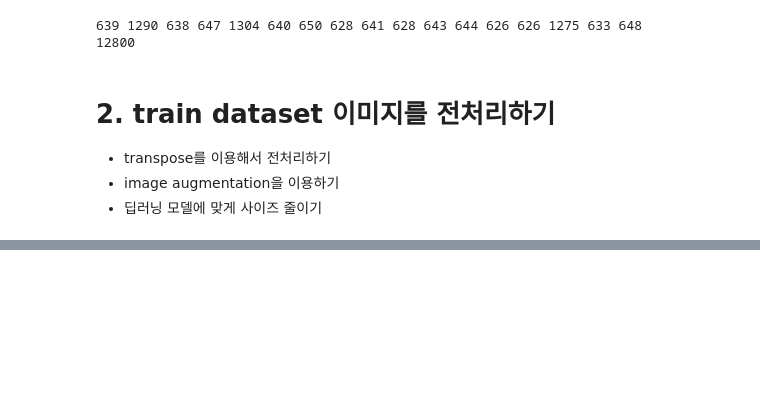
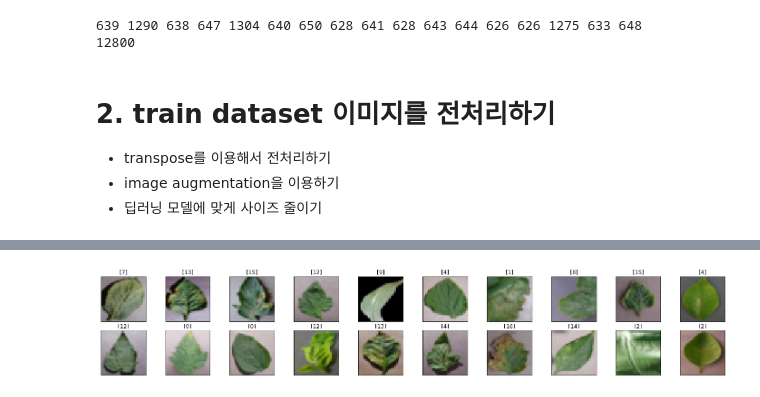
Before and after one commit to bbeomgeun/DeepLearning, a Jupyter notebook: assignment5_disease Classification.ipynb, the cells around one changed output, grey strips where cells are left out. Saved outputs shown, nothing was run; the diff lists cells and outputs as text; code cells hidden in the pictures; blank space fills up the shorter version.

```diff
--- a/assignment5_disease Classification.ipynb
+++ b/assignment5_disease Classification.ipynb
@@ -116,5 +117,5 @@ from torch.utils.data import DataLoader
 # %%
-trans = transform.Compose([transforms.Resize((28,28)),
+trans = transforms.Compose([transforms.Resize((32,32)),
                                 transforms.ToTensor(),
                                 transforms.Normalize((0.5,),(0.5,))
                                 ])
@@ -144,0 +132,2 @@ for num, value in enumerate(train_data):
+# %%
+trainloader = DataLoader(train_data, batch_size = 100, shuffle=True)
@@ -144,0 +147,18 @@ for num, value in enumerate(train_data):
+# %%
+def im_convert(tensor):
+  image = tensor.clone().detach().numpy()# tensor 복사 후 numpy()
+  image = image.transpose(1,2,0) # i,j,k -> j,k,i로 transpose
+  image = image * np.array((0.5, 0.5, 0.5)) + np.array((0.5, 0.5, 0.5))
+  image = image.clip(0, 1) # 0보다 작은 값은 0으로, 1보다 큰 값들은 1으로
+  return image
+# %%
+dataiter = iter(trainloader)
+images, labels = dataiter.next()
+fig = plt.figure(figsize=(25,4))
+
+for idx in np.arange(20):
+  ax = fig.add_subplot(2, 10, idx + 1, xticks=[], yticks=[])
+  plt.imshow(im_convert(images[idx]))
+  ax.set_title([labels[idx].item()])
+# %% [output]
+[figure, added]
```
Also changed, not shown: parts of 19 cells of this notebook.
